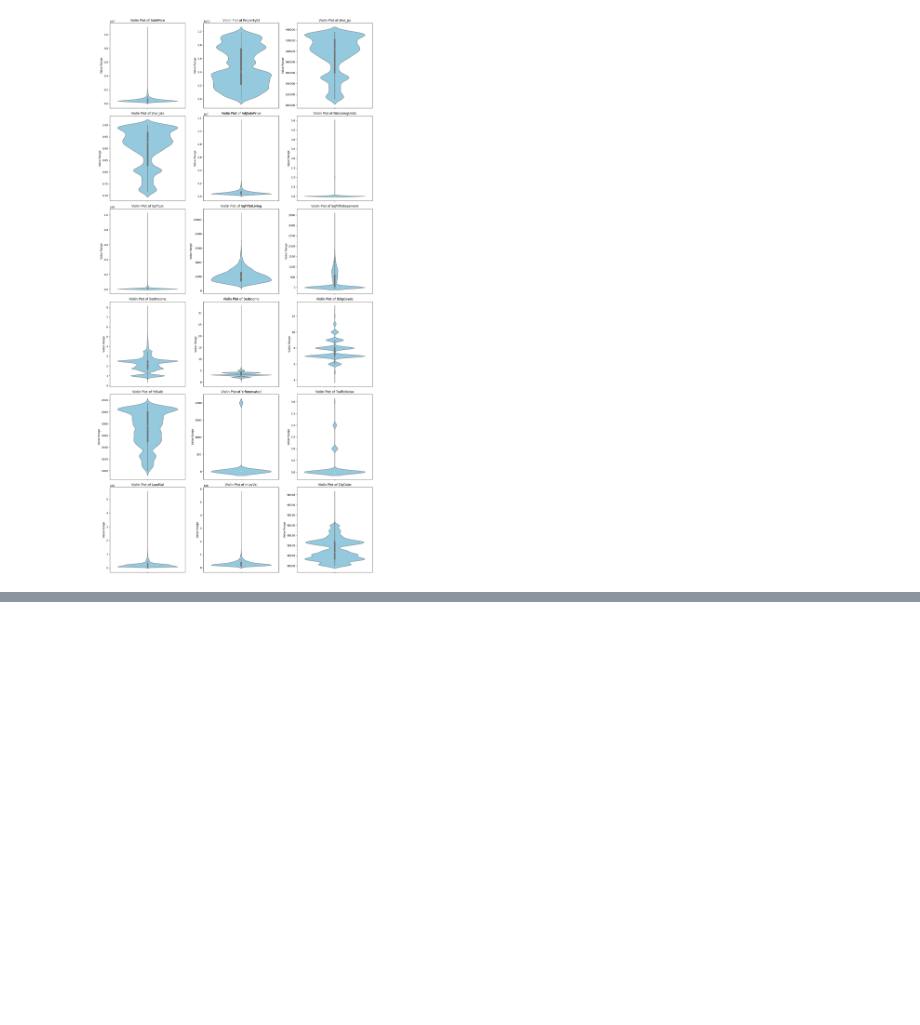
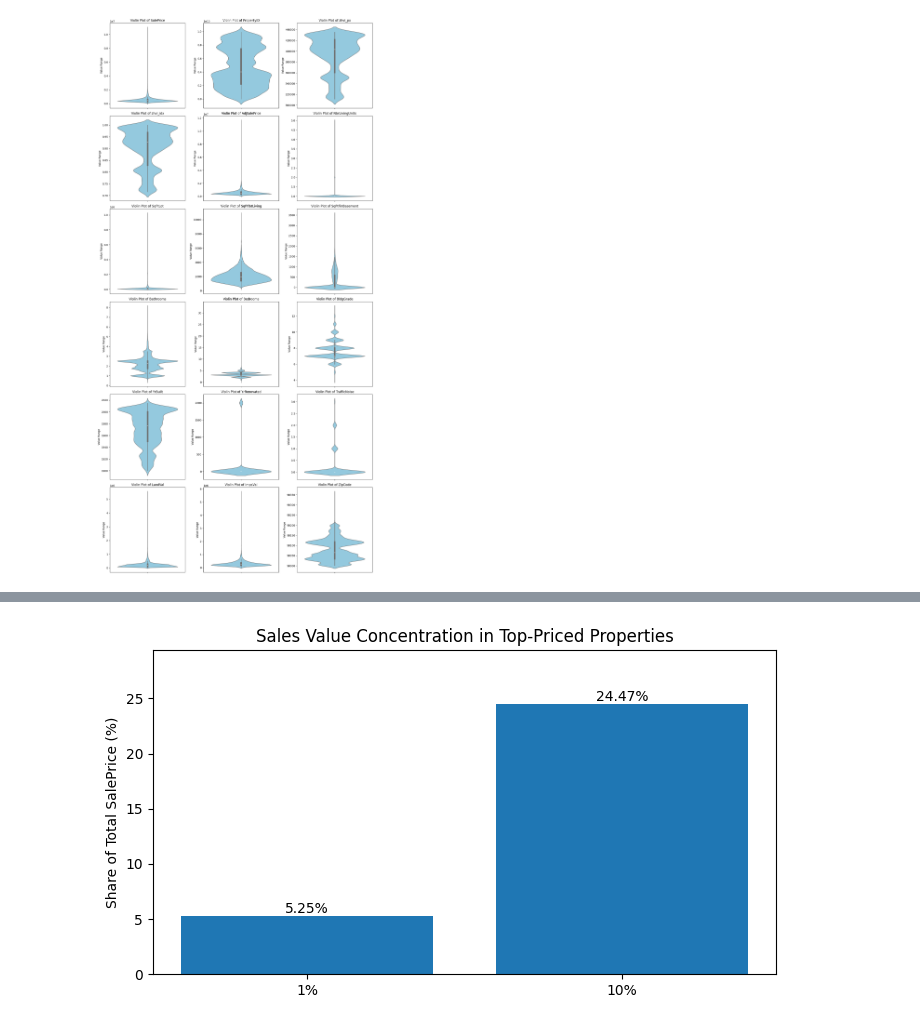
Before and after one commit to OmRohamare/stats_for_data, a Jupyter notebook: Distributions.ipynb, the cells around one changed output, grey strips where cells are left out. Cells and saved outputs as stored; diff of their text form; code cells hidden in the pictures; blank space fills up the shorter version.

```diff
--- a/Distributions.ipynb
+++ b/Distributions.ipynb
@@ -156,0 +358,25 @@ plt.show()
+# %%
+prices = cleaned["SalePrice"].dropna()
+total_value = prices.sum()
+
+results = []
+
+for percentage in [0.01, 0.10]:
+    n = int(np.ceil(len(prices) * percentage))
+
+    # Select the highest-priced sales
+    top_sales = prices.nlargest(n)
+    top_value = top_sales.sum()
+
+    results.append({
+        "Top Percentage": f"{percentage:.0%}",
+        "Number of Sales": n,
+        "Minimum Price in Group": top_sales.min(),
+        "Group Sales Value": top_value,
+        "Share of Total Sales Value (%)":
+            round(top_value / total_value * 100, 2)
+    })
+
+results_df = pd.DataFrame(results)
+print("Total sales value:", total_value)
+print(results_df.to_string(index=False))
@@ -156,0 +388,15 @@ plt.show()
+# %%
+labels = results_df["Top Percentage"]
+shares = results_df["Share of Total Sales Value (%)"]
+
+plt.figure(figsize=(7, 4))
+bars = plt.bar(labels, shares)
+
+plt.bar_label(bars, fmt="%.2f%%")
+plt.ylabel("Share of Total SalePrice (%)")
+plt.title("Sales Value Concentration in Top-Priced Properties")
+plt.ylim(0, max(shares) * 1.2)
+plt.tight_layout()
+plt.show()
+# %% [output]
+[figure, added]
```
Also changed, not shown: parts of 7 cells of this notebook.
